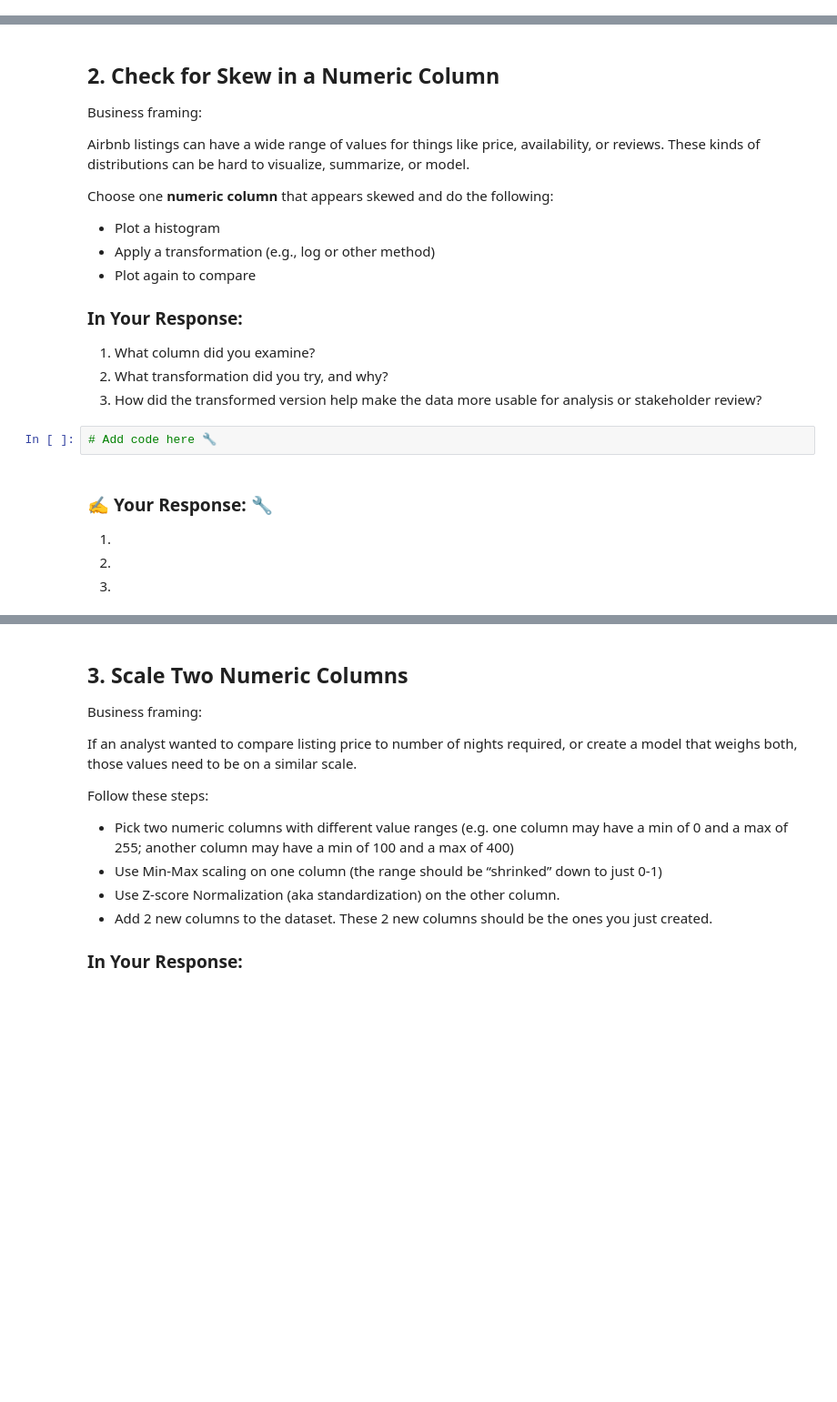
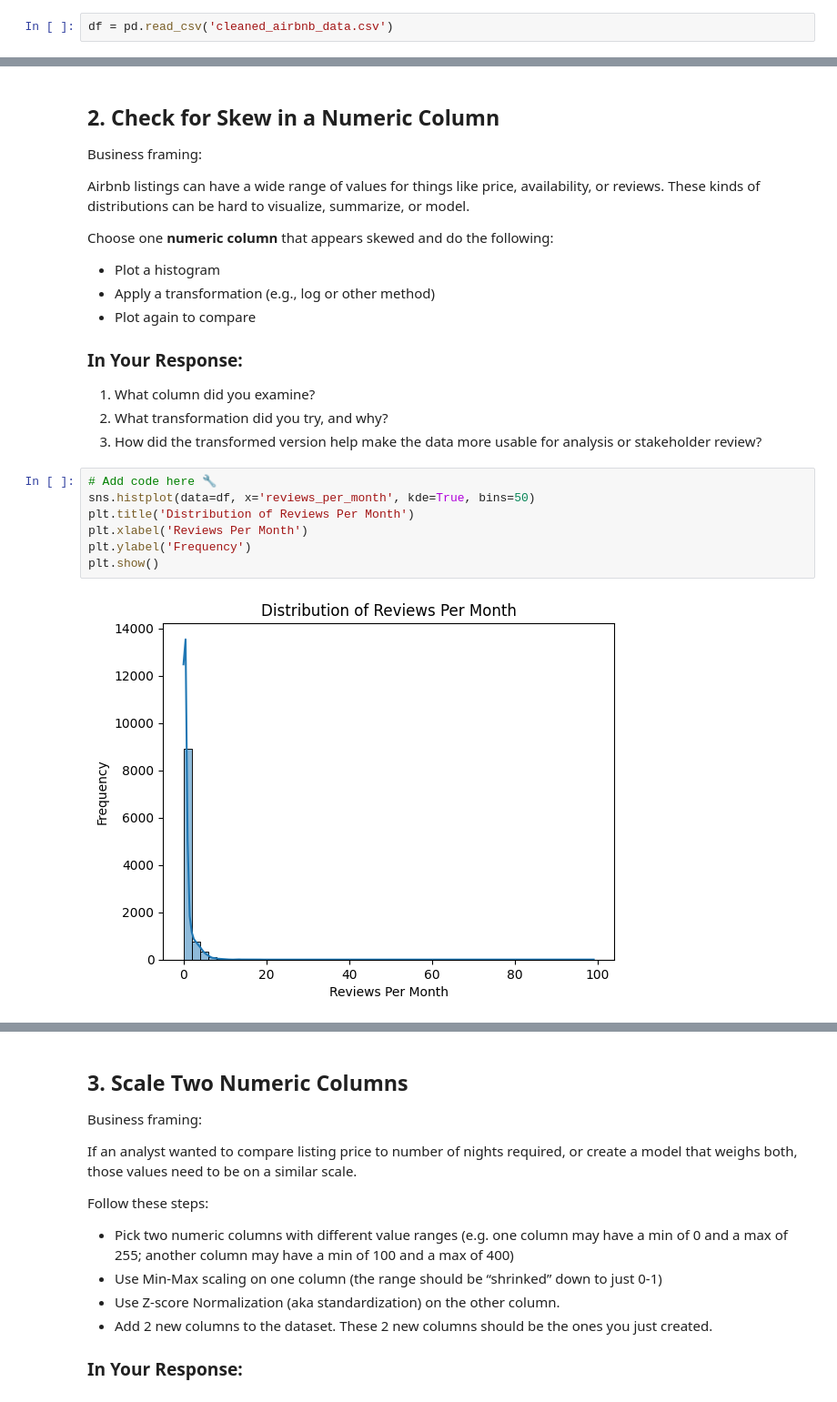
Before and after one commit to daxtonhunter2634-glitch/IS4460, a Jupyter notebook: Assignments/assignment_07_data_transformation.ipynb, the cells around one changed output, grey strips where cells are left out. Shown: that part at 91% size. Saved outputs shown, nothing was run; the diff lists cells and outputs as text; blank space fills up the shorter version.

```diff
--- a/Assignments/assignment_07_data_transformation.ipynb
+++ b/Assignments/assignment_07_data_transformation.ipynb
@@ -49,3 +49,5 @@ import pandas as pd
 import numpy as np
 import seaborn as sns
 import matplotlib.pyplot as plt
+# %%
+df = pd.read_csv('cleaned_airbnb_data.csv')
@@ -66,12 +78,12 @@ Choose one **numeric column** that appears skewed and do the following:
 1. What column did you examine?
 2. What transformation did you try, and why?
 3. How did the transformed version help make the data more usable for analysis or stakeholder review?
-# %%
-# Add code here 🔧
-# %% [markdown]
-### ✍️ Your Response: 🔧
-1.
-
-2.
-
-3.
+# %%
+# Add code here 🔧
+sns.histplot(data=df, x='reviews_per_month', kde=True, bins=50)
+plt.title('Distribution of Reviews Per Month')
+plt.xlabel('Reviews Per Month')
+plt.ylabel('Frequency')
+plt.show()
+# %% [output]
+[figure, added]
```
Also changed, not shown: parts of 26 cells of this notebook.
